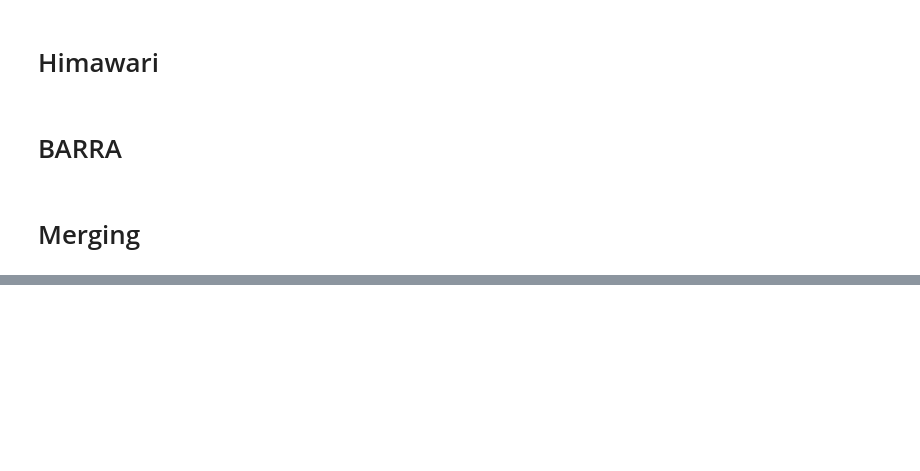
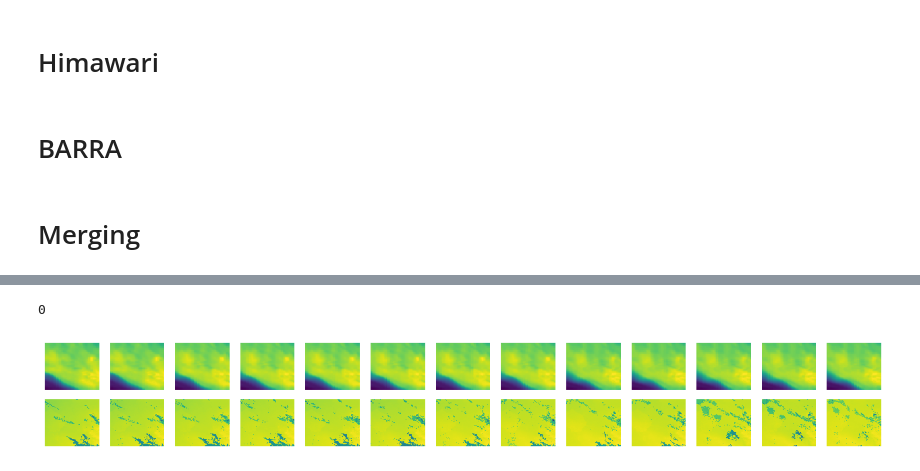
Before and after one commit to cdoedens/CPDiT, a Jupyter notebook: notebooks/PET_dataloader.ipynb, the cells around one changed output, grey strips where cells are left out. Saved outputs shown, nothing was run; the diff lists cells and outputs as text; code cells hidden in the pictures; blank space fills up the shorter version.

```diff
--- a/notebooks/PET_dataloader.ipynb
+++ b/notebooks/PET_dataloader.ipynb
@@ -186,0 +125,12 @@ Attributes:
+# %%
+sat_sample, bar_sample = next(full_iterator)
+sat_sample, bar_sample = next(full_iterator)
+# %%
+bar_interp = bar_sample.interp(
+    latitude=sat_sample.latitude,
+    longitude=sat_sample.longitude,
+    time=sat_sample.time,
+    method='nearest'
+)
+# %%
+combined = xr.merge([bar_interp, sat_sample])
@@ -186,0 +147,20 @@ Attributes:
+# %%
+# Trim the edges to remove NANs from interpolation (256 square region)
+combined_inner = combined.isel(
+    time=slice(1, -1),
+    latitude=slice(10, 266),
+    longitude=slice(10, 236),
+)
+# %%
+fig, ax = plt.subplots(nrows=2, ncols=13, figsize=(16,2))
+n_nans = 0
+for i, var in enumerate(combined_inner.data_vars):
+    for j, time in enumerate(combined_inner.time):
+        combined_inner[var].sel(time=time).plot(ax=ax[i,j], add_colorbar=False)
+        n_nans += combined_inner[var].sel(time=time).isnull().sum().compute().item()
+        ax[i,j].set_axis_off()
+        ax[i,j].set_title(None)
+print(n_nans)
+# %% [output]
+0
+[figure, added]
```
Also changed, not shown: parts of 13 cells of this notebook.
